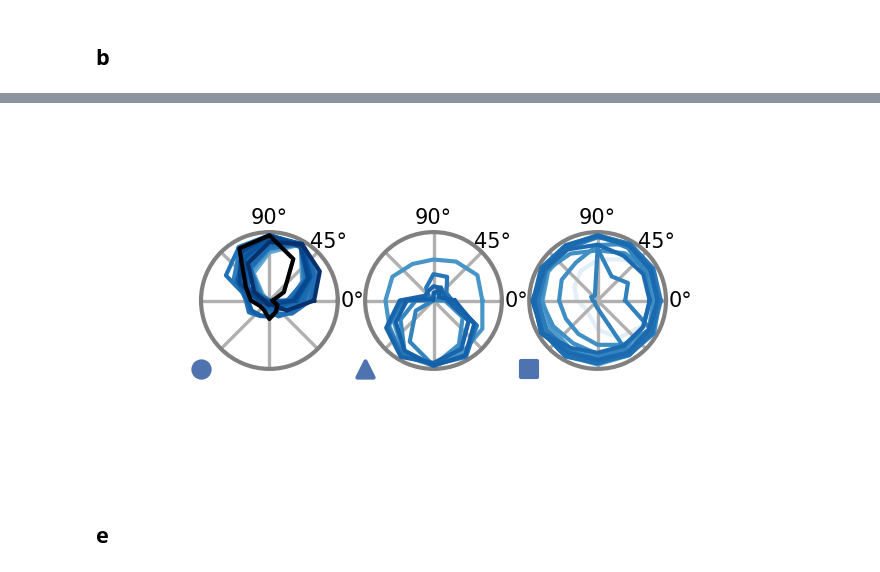
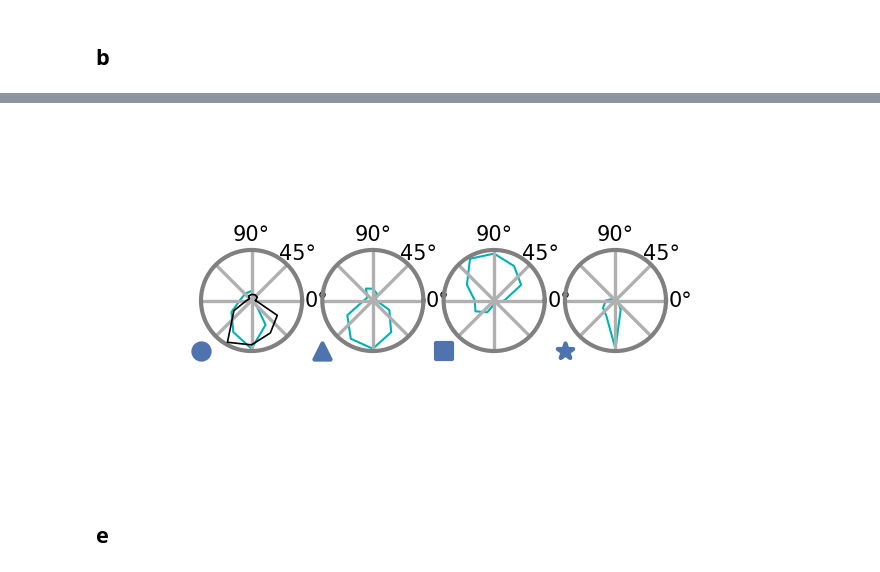
Before and after one commit to ckaraneen/flyvis, a Jupyter notebook: examples/figure_03_naturalistic_stimuli_responses.ipynb, the cells around one changed output, grey strips where cells are left out. Saved outputs shown, nothing was run; the diff lists cells and outputs as text; code cells hidden in the pictures.

Commit message:
Update figure 3 nb

```diff
--- a/examples/figure_03_naturalistic_stimuli_responses.ipynb
+++ b/examples/figure_03_naturalistic_stimuli_responses.ipynb
@@ -20,7 +20,7 @@ ensemble = EnsembleView(
 # %%
 T4__CELL_TYPE = "T4"
 T5__CELL_TYPE = "T5"
-CELL_TYPE = "T4c"
+CELL_TYPE = "T5d"
 if CELL_TYPE.startswith(T4__CELL_TYPE):
     INTENSITY = 1
 elif CELL_TYPE.startswith(T5__CELL_TYPE):
@@ -92,25 +83,26 @@ colors = ensemble.task_error().colors
 # %%
 fig, axes = plt.subplots(
     1, len(cluster_indices), subplot_kw={"projection": "polar"}, figsize=[2, 1]
 )
 for cluster_id, indices in cluster_indices.items():
     plot_angular_tuning(
         r.sel(network_id=indices),
         CELL_TYPE,
         intensity=INTENSITY,
-        linewidth=0.4,
-        colors=colors[indices],
+        linewidth=0.5,
+        # colors=colors[indices],
         zorder=ensemble.zorder()[indices],
         groundtruth=True if cluster_id == 0 else False,
         groundtruth_linewidth=0.4,
+        average_models=True,
         fig=fig,
         ax=axes[cluster_id],
     )
     plt_utils.add_cluster_marker(
         fig, axes[cluster_id], marker=plt_utils.get_marker(cluster_id)
     )
 # %% [output]
-[figure, old version]
+[figure, new version]
 # %% [markdown]
 ## e
 # %%
```
Also changed, not shown: parts of 4 cells of this notebook.
